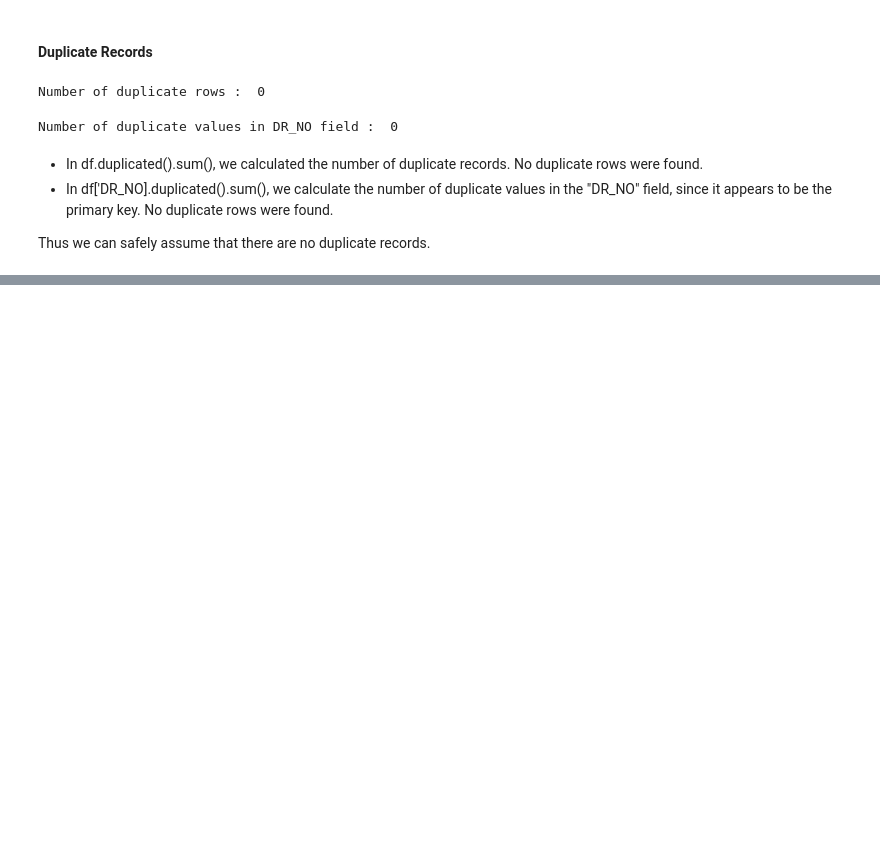
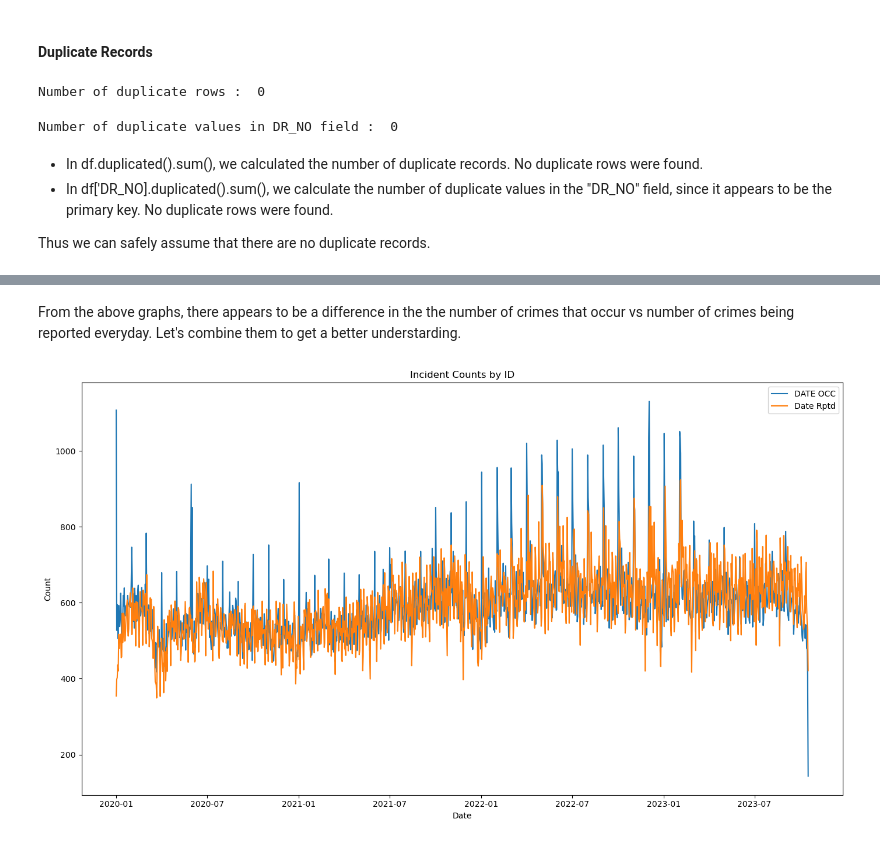
Before and after one commit to RishabhHM/Analyzing-Crime-In-LA, a Jupyter notebook: Crime_In_LA.ipynb, the cells around one changed output, grey strips where cells are left out. Drawn from its saved outputs; the diff is of its cells as text; code cells hidden in the pictures; blank space fills up the shorter version.

```diff
--- a/Crime_In_LA.ipynb
+++ b/Crime_In_LA.ipynb
@@ -220,0 +254,17 @@ Thus we can safely assume that there are no duplicate records.
+# %% [markdown]
+From the above graphs, there appears to be a difference in the the number of crimes that occur vs number of crimes being reported everyday. Let's combine them to get a better understarding.
+# %%
+plt.figure(figsize=(14, 8))
+
+plt.plot(count_crime_occ, label="DATE OCC")
+plt.plot(count_crime_rpt, label="Date Rptd")
+
+plt.title("Incident Counts by ID")
+plt.xlabel("Date")
+plt.ylabel("Count")
+plt.legend()
+
+plt.tight_layout()
+plt.show()
+# %% [output]
+[figure, added]
```
Also changed, not shown: parts of 18 cells of this notebook.
